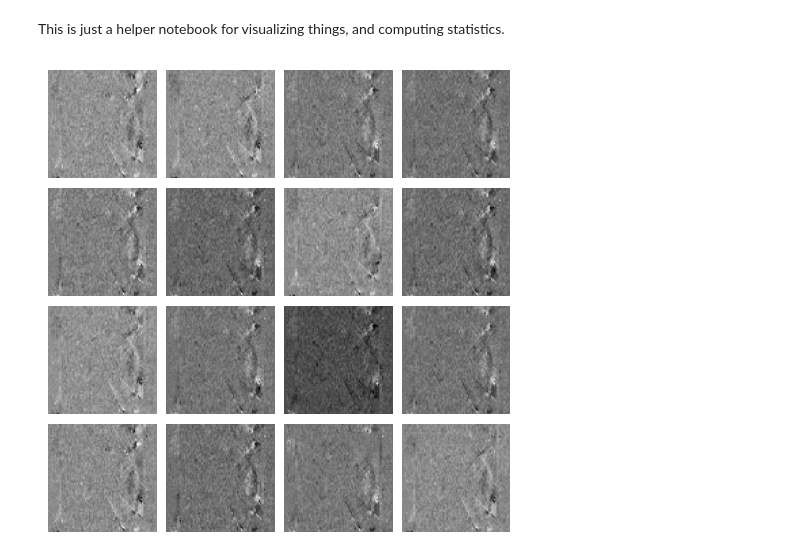
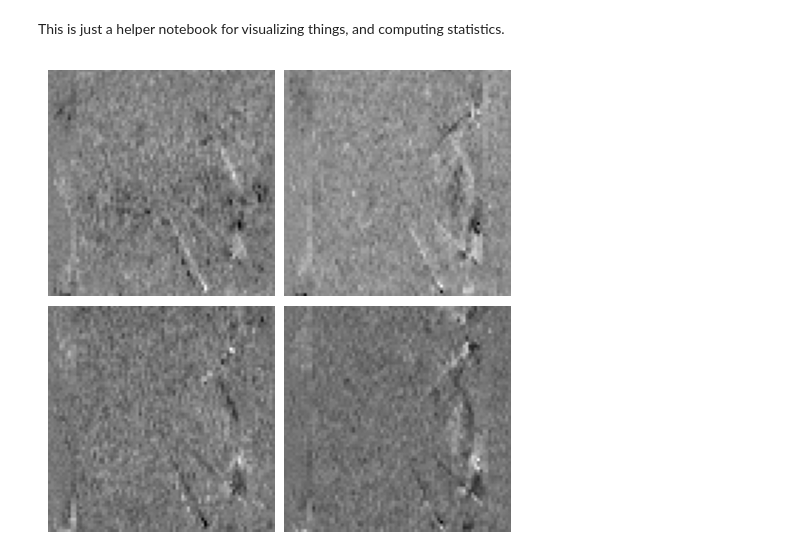
Before and after one commit to camargo/dmu-project, a Jupyter notebook: visualization_and_stats.ipynb, the cells around one changed output. Saved outputs shown, nothing was run; the diff lists cells and outputs as text; code cells hidden in the pictures.

Commit message:
Update visualization/stats notebook

```diff
--- a/visualization_and_stats.ipynb
+++ b/visualization_and_stats.ipynb
@@ -11,16 +10,21 @@ from scipy import stats
 
 aim_repo = Repo('.')
 # %%
-model: PongPolicy = load_model("a53b7b3457f14f4e99172150")
+model_1: PongPolicy = load_model("b60ba6f06be54de99c2f890f")
+model_2: PongPolicy = load_model("a53b7b3457f14f4e99172150")
 
 fig = pyplot.figure(figsize=(6., 6.))
-grid = ImageGrid(fig, 111, nrows_ncols=(4, 4), axes_pad=0.1, )
+grid = ImageGrid(fig, 111, nrows_ncols=(2, 2), axes_pad=0.1, )
 
 for i, ax in enumerate(grid):
   ax.axis('off')
-  ax.imshow(model.layer1.weight[i].detach().numpy().reshape(80, 80), cmap=pyplot.get_cmap('gray'))
+
+  if i == 0 or i == 2:
+    ax.imshow(model_1.layer1.weight[i].detach().numpy().reshape(80, 80), cmap=pyplot.get_cmap('gray'))
+  elif i == 1 or i == 3:
+    ax.imshow(model_2.layer1.weight[i].detach().numpy().reshape(80, 80), cmap=pyplot.get_cmap('gray'))
 # %% [output]
-[figure, old version]
+[figure, new version]
 # %%
 def calc_stats(metric_name, run_hash):
   query = f"metric.name == '{metric_name}'"
```
Also changed, not shown: parts of 5 cells of this notebook.
